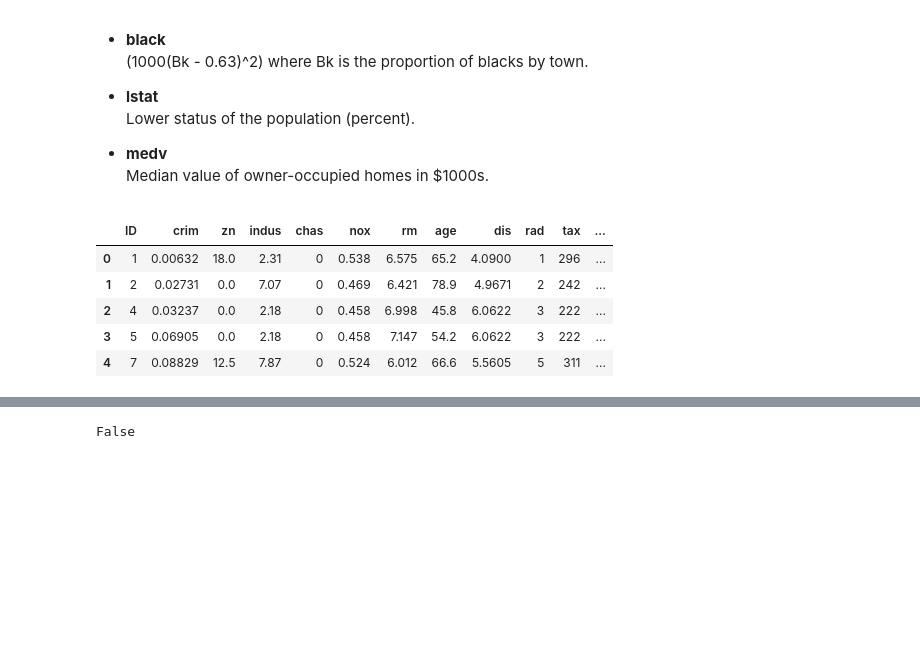
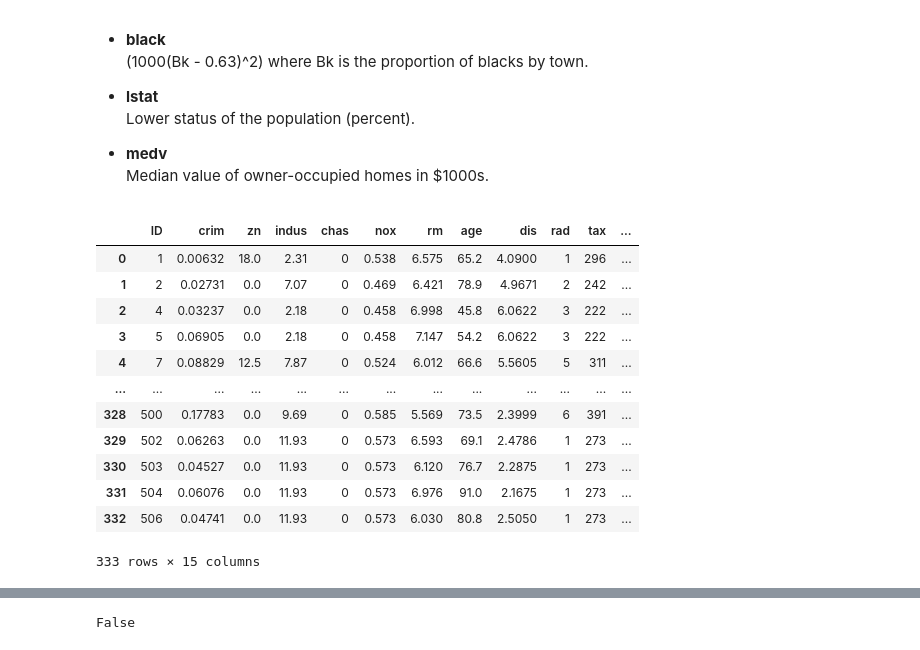
Before and after one commit to VivekNarula7/Boston-House-Price-Prediction, a Jupyter notebook: Boston_housing_AIML_assignment.ipynb, the cells around one changed output, grey strips where cells are left out. Drawn from its saved outputs; the diff is of its cells as text; code cells hidden in the pictures; blank space fills up the shorter version.

```diff
--- a/Boston_housing_AIML_assignment.ipynb
+++ b/Boston_housing_AIML_assignment.ipynb
@@ -7,7 +7,8 @@ import matplotlib.pyplot as plt
 # %% [markdown]
 # Step 2: Reading the data from .csv to a dataframe
 # %%
-df = pd.read_csv('train.csv')
+df = pd.read_csv('boston_housing_dataset/train.csv')
+df_test = pd.read_csv('boston_housing_dataset/test.csv')
 # %% [markdown]
 ### Meta-data
 **Housing Values in Suburbs of Boston**
@@ -60,11 +61,18 @@ This data frame contains the following columns:
 - **medv**
   Median value of owner-occupied homes in $1000s.
 # %%
-df.head()
+df
 # %% [output]
 |  | ID | crim | zn | indus | chas | nox | rm | age | dis | rad | tax | ... |
 | 0 | 1 | 0.00632 | 18.0 | 2.31 | 0 | 0.538 | 6.575 | 65.2 | 4.0900 | 1 | 296 | ... |
 | 1 | 2 | 0.02731 | 0.0 | 7.07 | 0 | 0.469 | 6.421 | 78.9 | 4.9671 | 2 | 242 | ... |
 | 2 | 4 | 0.03237 | 0.0 | 2.18 | 0 | 0.458 | 6.998 | 45.8 | 6.0622 | 3 | 222 | ... |
 | 3 | 5 | 0.06905 | 0.0 | 2.18 | 0 | 0.458 | 7.147 | 54.2 | 6.0622 | 3 | 222 | ... |
 | 4 | 7 | 0.08829 | 12.5 | 7.87 | 0 | 0.524 | 6.012 | 66.6 | 5.5605 | 5 | 311 | ... |
+| ... | ... | ... | ... | ... | ... | ... | ... | ... | ... | ... | ... | ... |
+| 328 | 500 | 0.17783 | 0.0 | 9.69 | 0 | 0.585 | 5.569 | 73.5 | 2.3999 | 6 | 391 | ... |
+| 329 | 502 | 0.06263 | 0.0 | 11.93 | 0 | 0.573 | 6.593 | 69.1 | 2.4786 | 1 | 273 | ... |
+| 330 | 503 | 0.04527 | 0.0 | 11.93 | 0 | 0.573 | 6.120 | 76.7 | 2.2875 | 1 | 273 | ... |
+| 331 | 504 | 0.06076 | 0.0 | 11.93 | 0 | 0.573 | 6.976 | 91.0 | 2.1675 | 1 | 273 | ... |
+| 332 | 506 | 0.04741 | 0.0 | 11.93 | 0 | 0.573 | 6.030 | 80.8 | 2.5050 | 1 | 273 | ... |
+333 rows × 15 columns
```
Also changed, not shown: parts of 1 cell of this notebook, 10 other files.
